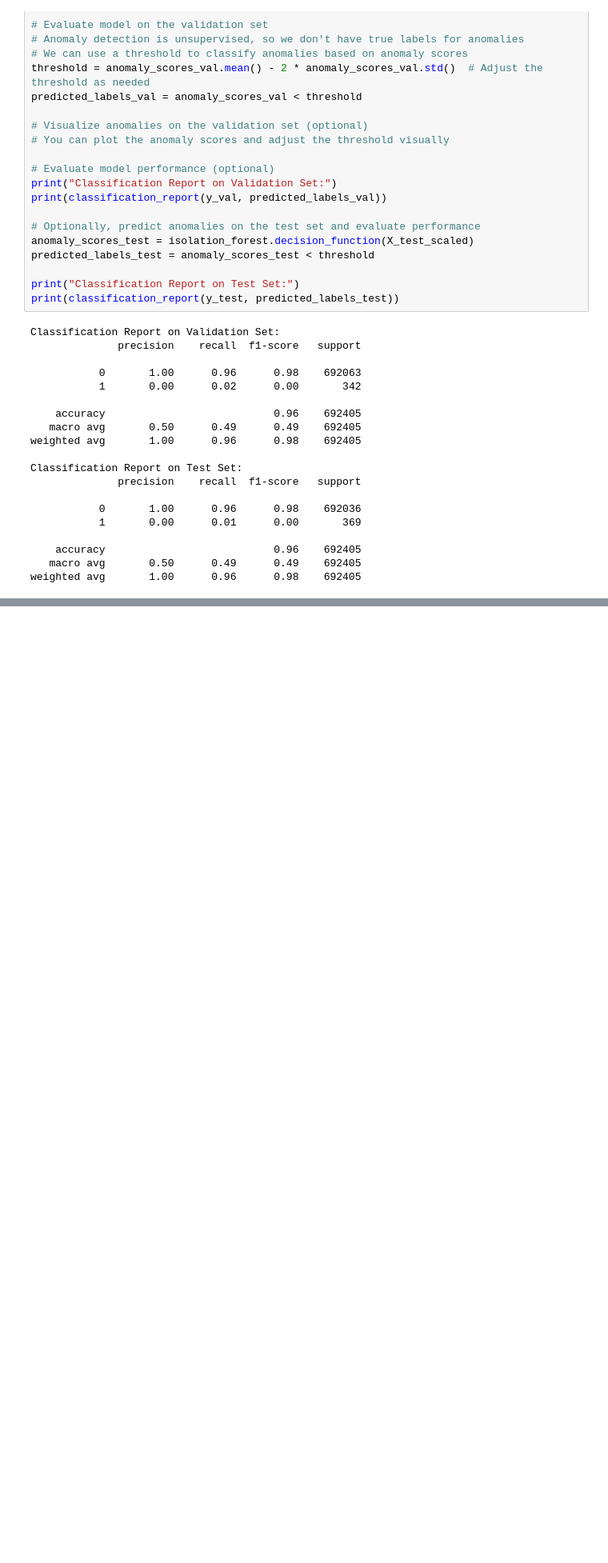
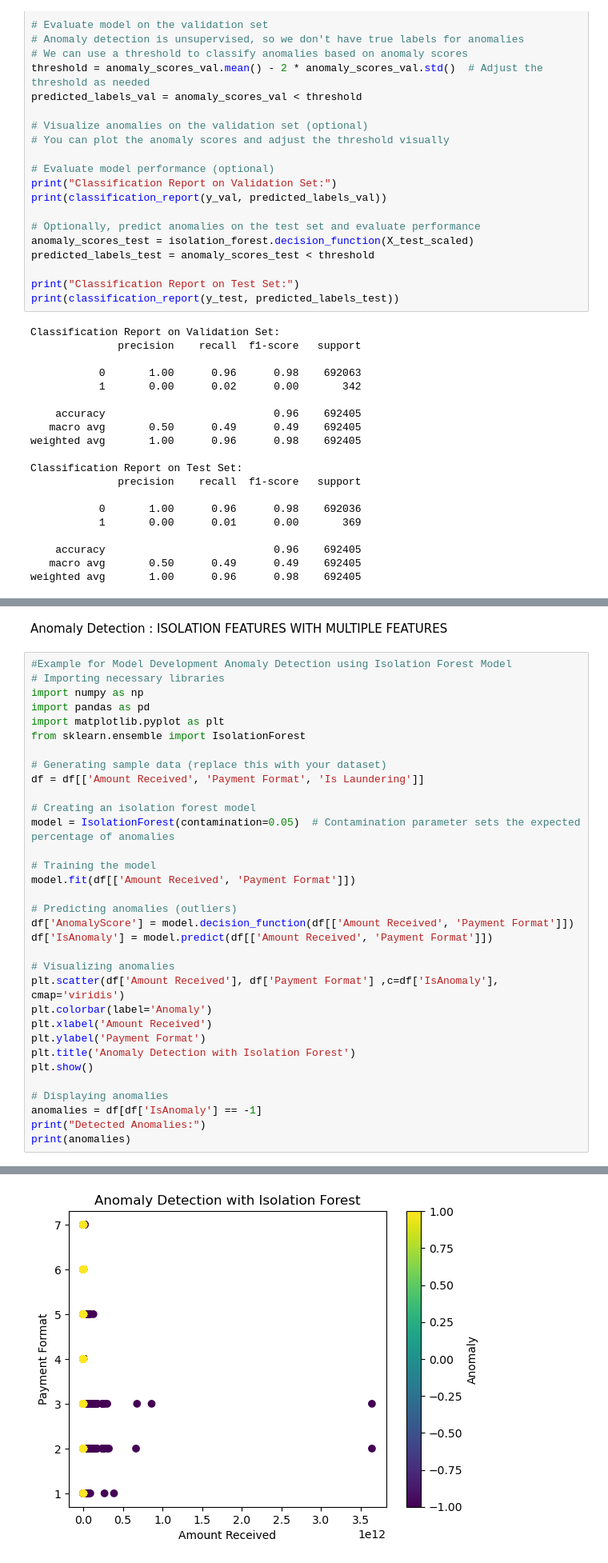
Before and after one commit to Qistina904/AntiML, a Jupyter notebook: preprocessing.ipynb, the cells around one changed output, grey strips where cells are left out. Shown at 80% size. Cells and saved outputs as stored; diff of their text form; blank space fills up the shorter version.

```diff
--- a/preprocessing.ipynb
+++ b/preprocessing.ipynb
@@ -463,0 +604,36 @@ weighted avg       1.00      0.96      0.98    692405
+# %% [markdown]
+Anomaly Detection : ISOLATION FEATURES WITH MULTIPLE FEATURES
+# %%
+#Example for Model Development Anomaly Detection using Isolation Forest Model
+# Importing necessary libraries
+import numpy as np
+import pandas as pd
+import matplotlib.pyplot as plt
+from sklearn.ensemble import IsolationForest
+
+# Generating sample data (replace this with your dataset)
+df = df[['Amount Received', 'Payment Format', 'Is Laundering']]
+
+# Creating an isolation forest model
+model = IsolationForest(contamination=0.05)  # Contamination parameter sets the expected percentage of anomalies
+
+# Training the model
+model.fit(df[['Amount Received', 'Payment Format']])
+
+# Predicting anomalies (outliers)
+df['AnomalyScore'] = model.decision_function(df[['Amount Received', 'Payment Format']])
+df['IsAnomaly'] = model.predict(df[['Amount Received', 'Payment Format']])
+
+# Visualizing anomalies
+plt.scatter(df['Amount Received'], df['Payment Format'] ,c=df['IsAnomaly'], cmap='viridis')
+plt.colorbar(label='Anomaly')
+plt.xlabel('Amount Received')
+plt.ylabel('Payment Format')
+plt.title('Anomaly Detection with Isolation Forest')
+plt.show()
+
+# Displaying anomalies
+anomalies = df[df['IsAnomaly'] == -1]
+print("Detected Anomalies:")
+print(anomalies)
+# %% [output]
@@ -463,0 +650 @@ weighted avg       1.00      0.96      0.98    692405
+[figure, added]
```
Also changed, not shown: parts of 11 cells of this notebook, 1 other file.
